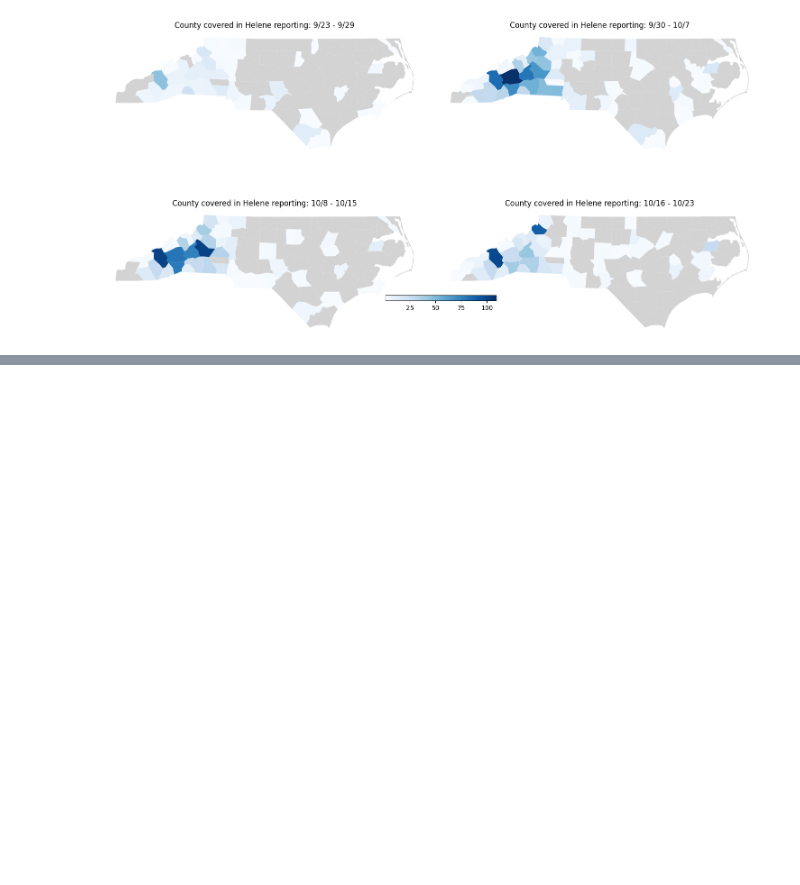
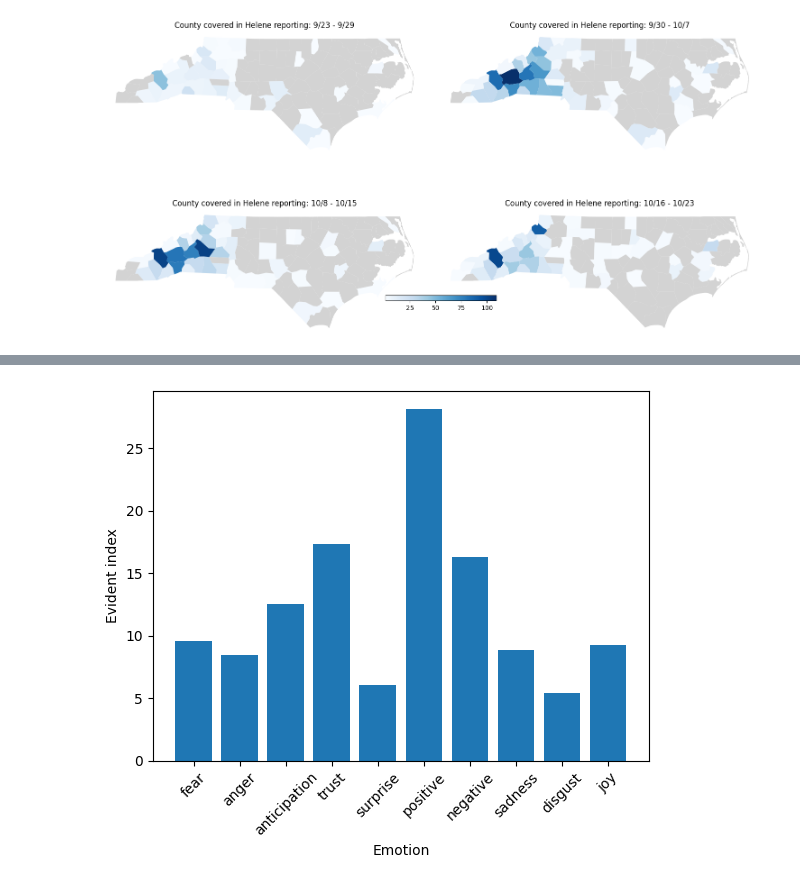
Before and after one commit to yanansun0074/helene_coverage, a Jupyter notebook: news_analysis.ipynb, the cells around one changed output, grey strips where cells are left out. Saved outputs shown, nothing was run; the diff lists cells and outputs as text; code cells hidden in the pictures; blank space fills up the shorter version.

```diff
--- a/news_analysis.ipynb
+++ b/news_analysis.ipynb
@@ -517,0 +577,2 @@ plt.show()
+# %%
+sub_articles['emotions'] = sub_articles['cleaned_article'].apply(analyze_emotion)
@@ -517,0 +602,29 @@ plt.show()
+# %%
+e_list = ["fear","anger","anticipation","trust","surprise","positive","negative","sadness","disgust","joy"]
+
+def compute_overall_emotions(emotions, mini, maxi, eSum, eCount):
+    for emo in emotions.keys():
+        loc = e_list.index(emo)
+        mini[loc] = min(mini[loc], emotions[emo])
+        maxi[loc] = max(maxi[loc], emotions[emo])
+        eSum[loc] += emotions[emo]
+        eCount[loc] +=1
+    # for i in range(10):
+    #     eMedian[i] = eSum[i] / eCount[i]
+    # emotions_df['mediam'] = emotions_df['sum'] / emotions_df['count']
+
+
+def compute_df_emotions(df):
+    mini, maxi, eSum, eCount, eMedian = [100] *10, [0]*10,[0]*10, [0]*10, [0] * 10
+    for index, row in df.iterrows():
+        compute_overall_emotions(row['emotions'], mini, maxi, eSum, eCount)
+    emotions_df = pd.DataFrame({'emotion': e_list,
+                                'minimum': mini,
+                                'maximum':maxi,
+                                'sum': eSum,
+                                'count': eCount})
+    emotions_df['median'] = emotions_df['sum'] / emotions_df['count']
+    return emotions_df
+# %%
+total_emo = compute_df_emotions(sub_articles)
+total_emo
@@ -517,0 +643,11 @@ plt.show()
+# %%
+# Plotting the data
+plt.bar(total_emo['emotion'], total_emo['median'])
+plt.xlabel('Emotion')
+plt.ylabel('Evident index')
+plt.xticks(rotation=45)
+
+# plt.title('')
+plt.show()
+# %% [output]
+[figure, added]
```
Also changed, not shown: parts of 19 cells of this notebook.
